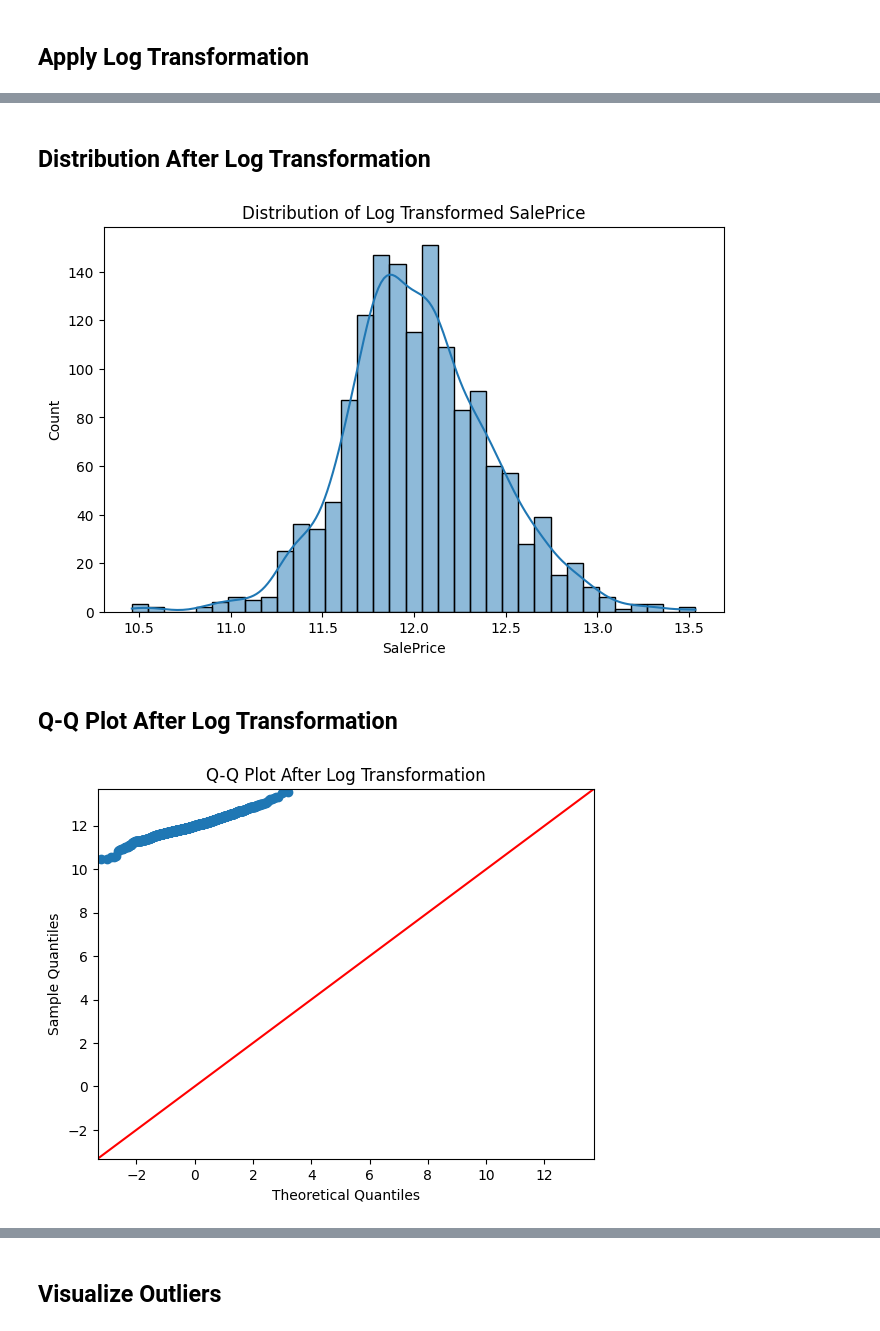
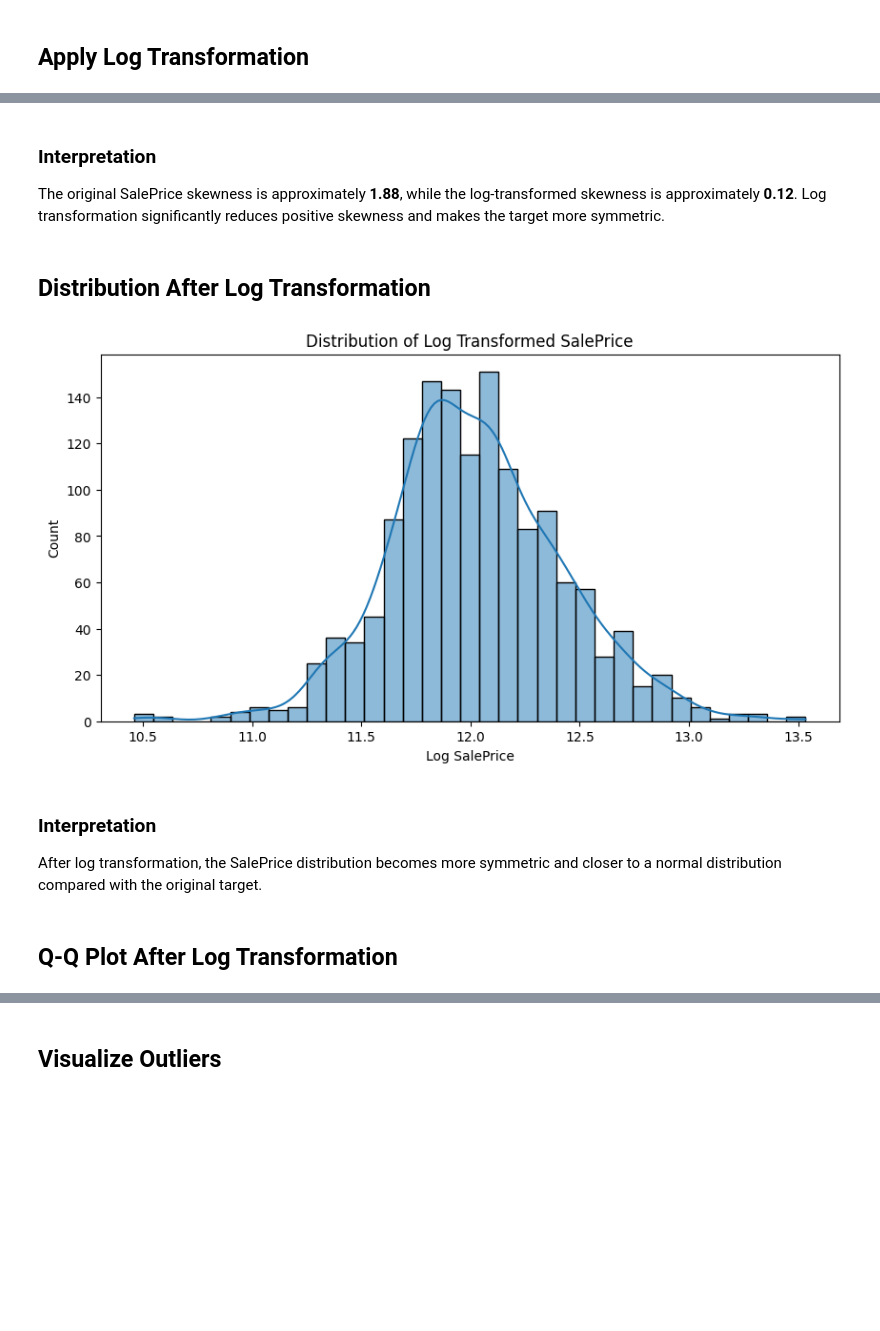
Before and after one commit to Devpatel7777/Supervised-Learning-Project, a Jupyter notebook: House_prices_pridiction/Final.ipynb, the cells around one changed output, grey strips where cells are left out. Drawn from its saved outputs; the diff is of its cells as text; code cells hidden in the pictures; blank space fills up the shorter version.

```diff
--- a/House_prices_pridiction/Final.ipynb
+++ b/House_prices_pridiction/Final.ipynb
@@ -71,7 +119,7 @@ pd.set_option("display.max_columns", None)
 # %%
 # Load Dataset
 
-df = pd.read_csv(r"C:\Users\HP\Downloads\house-prices-advanced-regression-techniques\train.csv")
+df = pd.read_csv(r"C:\Users\HP\OneDrive\Desktop\House_prices_pridiction\train.csv")
 
 print("Dataset loaded successfully!")
 # %% [output]
@@ -275,4 +288,2 @@ The Q-Q plot compares the target variable with a normal distribution. Large devi
 # %% [markdown]
 ## Apply Log Transformation
-# %%
-df["SalePrice"] = np.log1p(df["SalePrice"])
@@ -282,0 +290,6 @@ Log transformation reduces skewness and makes the target variable closer to a no
+# %%
+df["SalePrice_Log"] = np.log1p(df["SalePrice"])
+
+print("Original SalePrice Skewness:",df["SalePrice"].skew())
+
+print("Log SalePrice Skewness:", df["SalePrice_Log"].skew())
@@ -283,22 +299,20 @@ Log transformation reduces skewness and makes the target variable closer to a no
+# %% [markdown]
+### Interpretation
+
+The original SalePrice skewness is approximately **1.88**, while the log-transformed skewness is approximately **0.12**. Log transformation significantly reduces positive skewness and makes the target more symmetric.
 # %% [markdown]
 ## Distribution After Log Transformation
 # %%
-plt.figure(figsize=(8,5))
-
-sns.histplot(df["SalePrice"], kde=True)
-
+plt.figure(figsize=(10, 5))
+sns.histplot(df["SalePrice_Log"], kde=True)
 plt.title("Distribution of Log Transformed SalePrice")
-
+plt.xlabel("Log SalePrice")
 plt.show()
 # %% [output]
-[figure, old version]
+[figure, new version]
+# %% [markdown]
+### Interpretation
+
+After log transformation, the SalePrice distribution becomes more symmetric and closer to a normal distribution compared with the original target.
 # %% [markdown]
 ## Q-Q Plot After Log Transformation
-# %%
-sm.qqplot(df["SalePrice"], line="45")
-
-plt.title("Q-Q Plot After Log Transformation")
-
-plt.show()
-# %% [output]
-[figure, removed]
```
Also changed, not shown: parts of 391 cells of this notebook.
